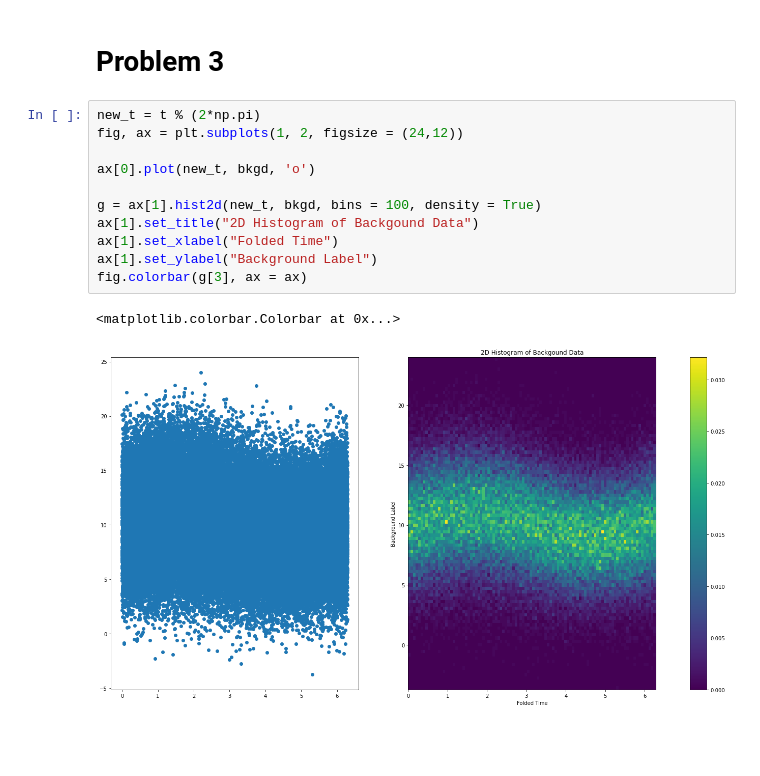
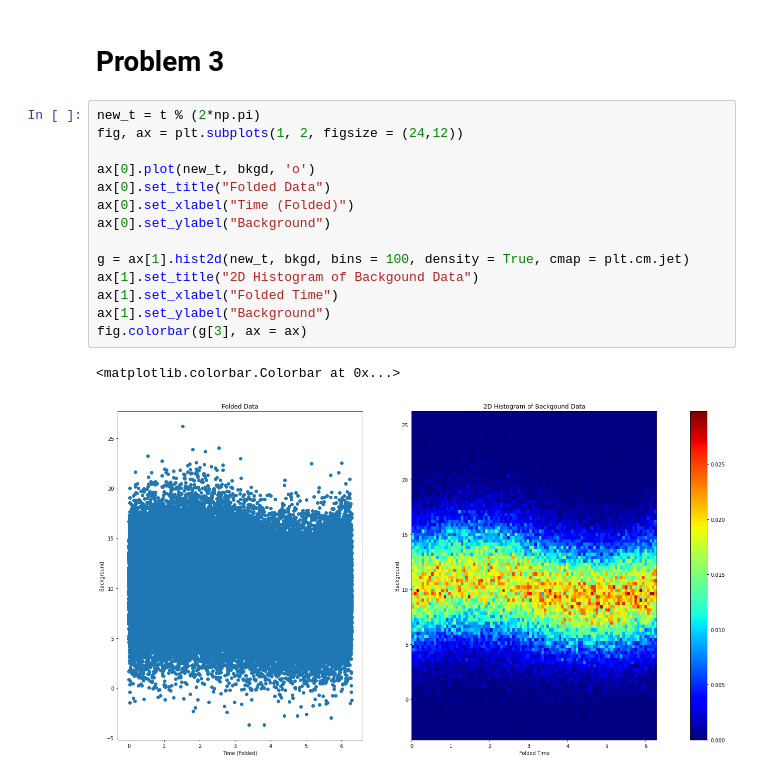
Before and after one commit to jarods00/PHYS434, a Jupyter notebook: HW/PHYS 434 HW 4.ipynb, the cells around one changed output. Drawn from its saved outputs; the diff is of its cells as text; blank space fills up the shorter version.

```diff
--- a/HW/PHYS 434 HW 4.ipynb
+++ b/HW/PHYS 434 HW 4.ipynb
@@ -47,14 +53,17 @@ This plot shows the density of each value of the background at different t-value
 # %%
 new_t = t % (2*np.pi)
 fig, ax = plt.subplots(1, 2, figsize = (24,12))
 
 ax[0].plot(new_t, bkgd, 'o')
+ax[0].set_title("Folded Data")
+ax[0].set_xlabel("Time (Folded)")
+ax[0].set_ylabel("Background")
 
-g = ax[1].hist2d(new_t, bkgd, bins = 100, density = True)
+g = ax[1].hist2d(new_t, bkgd, bins = 100, density = True, cmap = plt.cm.jet)
 ax[1].set_title("2D Histogram of Backgound Data")
 ax[1].set_xlabel("Folded Time")
-ax[1].set_ylabel("Background Label")
+ax[1].set_ylabel("Background")
 fig.colorbar(g[3], ax = ax)
 # %% [output]
 <matplotlib.colorbar.Colorbar at 0x...>
-[figure, old version]
+[figure, new version]
```
Also changed, not shown: parts of 2 cells of this notebook.
